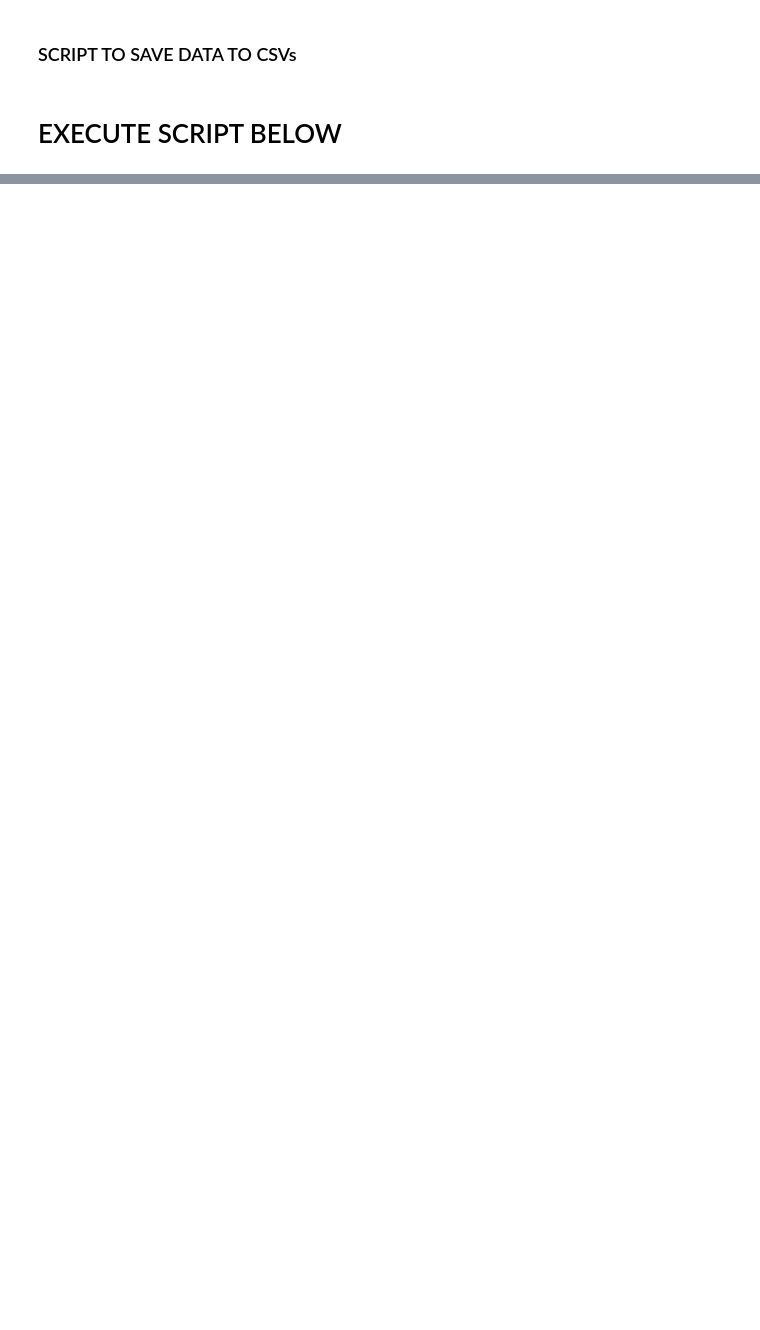
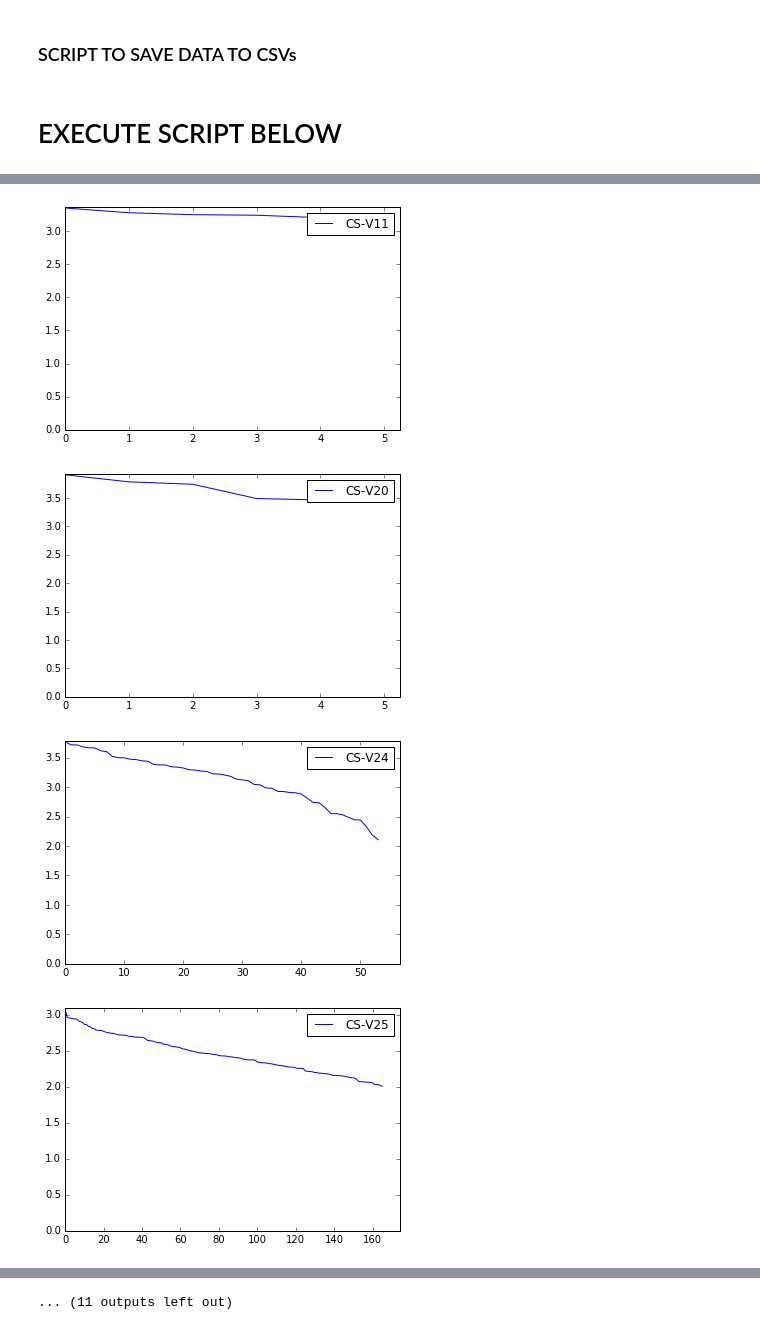
Before and after one commit to vivianleung/barcodetracking, a Jupyter notebook: scripts/2-explore.ipynb, the cells around one changed output, grey strips where cells are left out. Drawn from its saved outputs; the diff is of its cells as text; code cells hidden in the pictures; blank space fills up the shorter version.

```diff
--- a/scripts/2-explore.ipynb
+++ b/scripts/2-explore.ipynb
@@ -517,11 +506,11 @@ def apply_passed_data(filtered, passed, sample=SAMPLE, qtag=QTAG
 # %% [markdown]
 # EXECUTE SCRIPT BELOW
 # %%
-# if __name__=='__main__':
-#     # Check all inputs exist and are valid
-#     check_inputs()
-#     # Runs data loading in script
-#     filtered = load_data(FILTERED_FILEPATH)
-#     # Run thresholding of all samples in dataset
-#     passed = run_threshold(filtered)
-#     save_data(filtered, passed, output_directory=OUTPUT_DIRECTORY, experiment=EXPERIMENT)
+if __name__=='__main__':
+    # Check all inputs exist and are valid
+    check_inputs()
+    # Runs data loading in script
+    filtered = load_data(FILTERED_FILEPATH)
+    # Run thresholding of all samples in dataset
+    passed = run_threshold(filtered,  win_size=5, win_shift=2)
+    save_data(filtered, passed, output_directory=OUTPUT_DIRECTORY, experiment=EXPERIMENT)
@@ -530,0 +535,34 @@ def apply_passed_data(filtered, passed, sample=SAMPLE, qtag=QTAG
+# %%
+counts = passed.groupby('idx').apply(len)
+pass_v_above = {}
+filtered = apply_passed_data(pd.concat([f[1] for f in filtered]), passed)
+groups = filtered.groupby('idx')
+# %%
+for idx, pc in counts.iteritems():
+    last = passed.loc[passed.idx==idx][pc-1:pc]
+    idx_series = groups.get_group(idx).sort_values(by='mcountsPF',ascending=False)
+    y = idx_series.mcountsPF.values
+    x = range(len(y))
+
+    above_thresh = idx_series.loc[(idx_series.mcountsPF>=last.mcountsPF.values[0])]
+    plot_thresh = len(above_thresh)
+    c = plot_thresh
+    f, ax = plt.subplots()
+    ax.plot(x, np.log10(y), label=idx)
+    ax.plot([pc,pc],np.log10([1,max(y)] ), label=str(pc)+ "passed")
+    ax.plot([c,c],np.log10([1,max(y)] ), label=str(c)+ "above t")
+    ax.legend()
+    pass_v_above[idx] = [pc,c]
+# %%
+for idx, passdf in passed.groupby('idx'):
+    f, ax = plt.subplots()
+    y = passdf.sort_values(by='mcountsPF',ascending=False).mcountsPF.values
+    ax.plot(range(len(passdf)), np.log10(y), label=idx)
+    ax.legend()
+    ax.set_ylim(np.log10([1, max(y)*1.05]))
+    ax.set_xlim([0,len(passdf)*1.05])
+# %% [output]
+[figure, added]
+[figure, added]
+[figure, added]
+[figure, added]
@@ -530,0 +577 @@ def apply_passed_data(filtered, passed, sample=SAMPLE, qtag=QTAG
+... (11 outputs left out)
```
Also changed, not shown: parts of 20 cells of this notebook, 4 other files.
